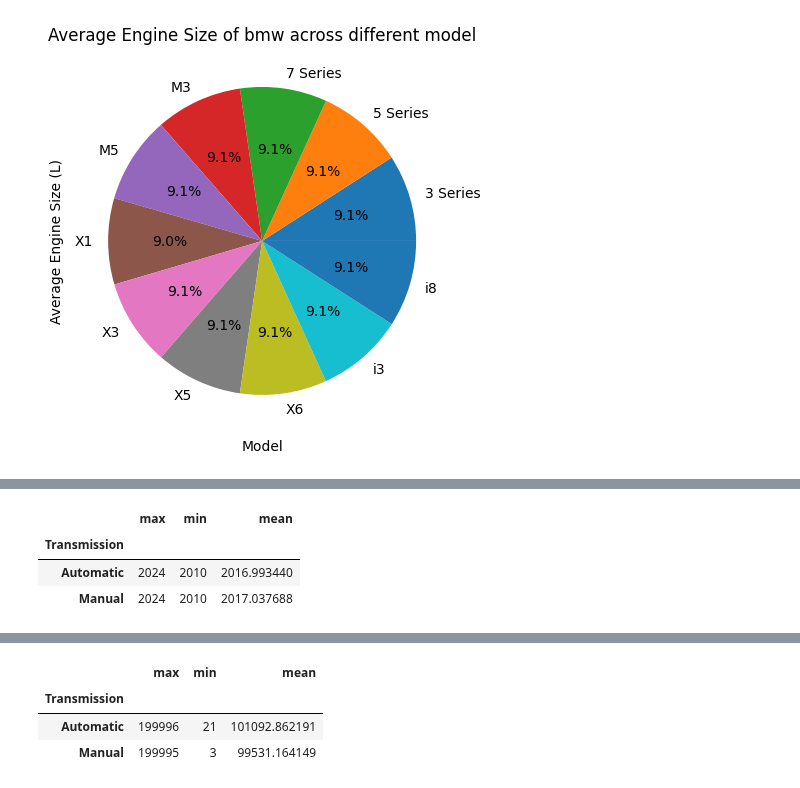
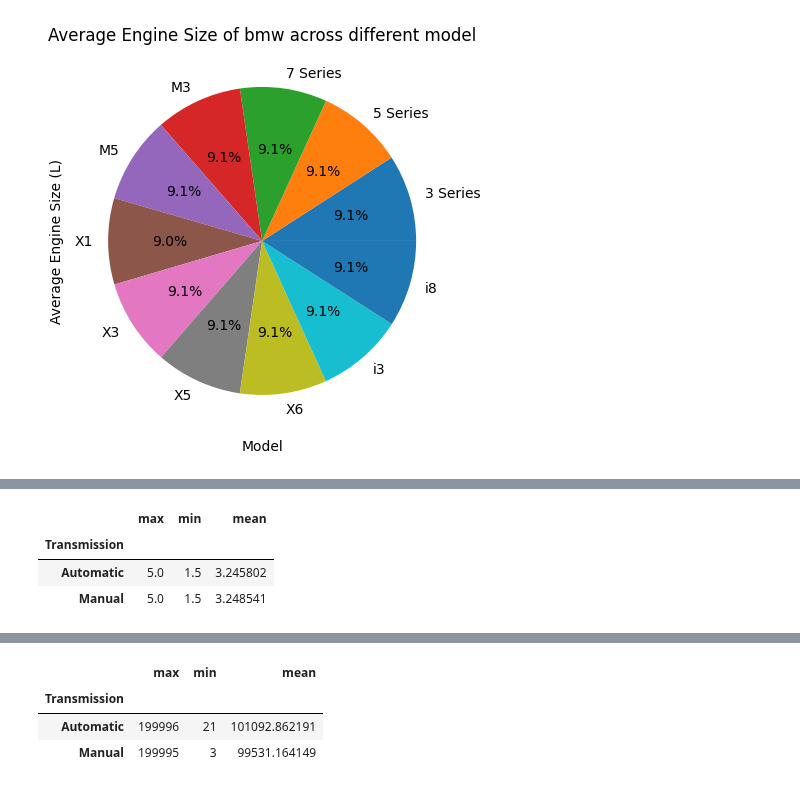
Before and after one commit to subashveda2-lgtm/Data-Science-and-analysis, a Jupyter notebook: project1.ipynb, the cells around one changed output, grey strips where cells are left out. Cells and saved outputs as stored; diff of their text form; code cells hidden in the pictures.

```diff
--- a/project1.ipynb
+++ b/project1.ipynb
@@ -656,9 +717,9 @@ plt.show()
 # %%
-Transmission= bmw.groupby("Transmission")["Year"].agg(["max", "min", "mean"])
+Transmission= bmw.groupby("Transmission")["Engine_Size_L"].agg(["max", "min", "mean"])
 Transmission
 # %% [output]
 |  | max | min | mean |
 | Transmission |  |  |  |
-| Automatic | 2024 | 2010 | 2016.993440 |
-| Manual | 2024 | 2010 | 2017.037688 |
+| Automatic | 5.0 | 1.5 | 3.245802 |
+| Manual | 5.0 | 1.5 | 3.248541 |
 # %%
```
Also changed, not shown: parts of 42 cells of this notebook.
